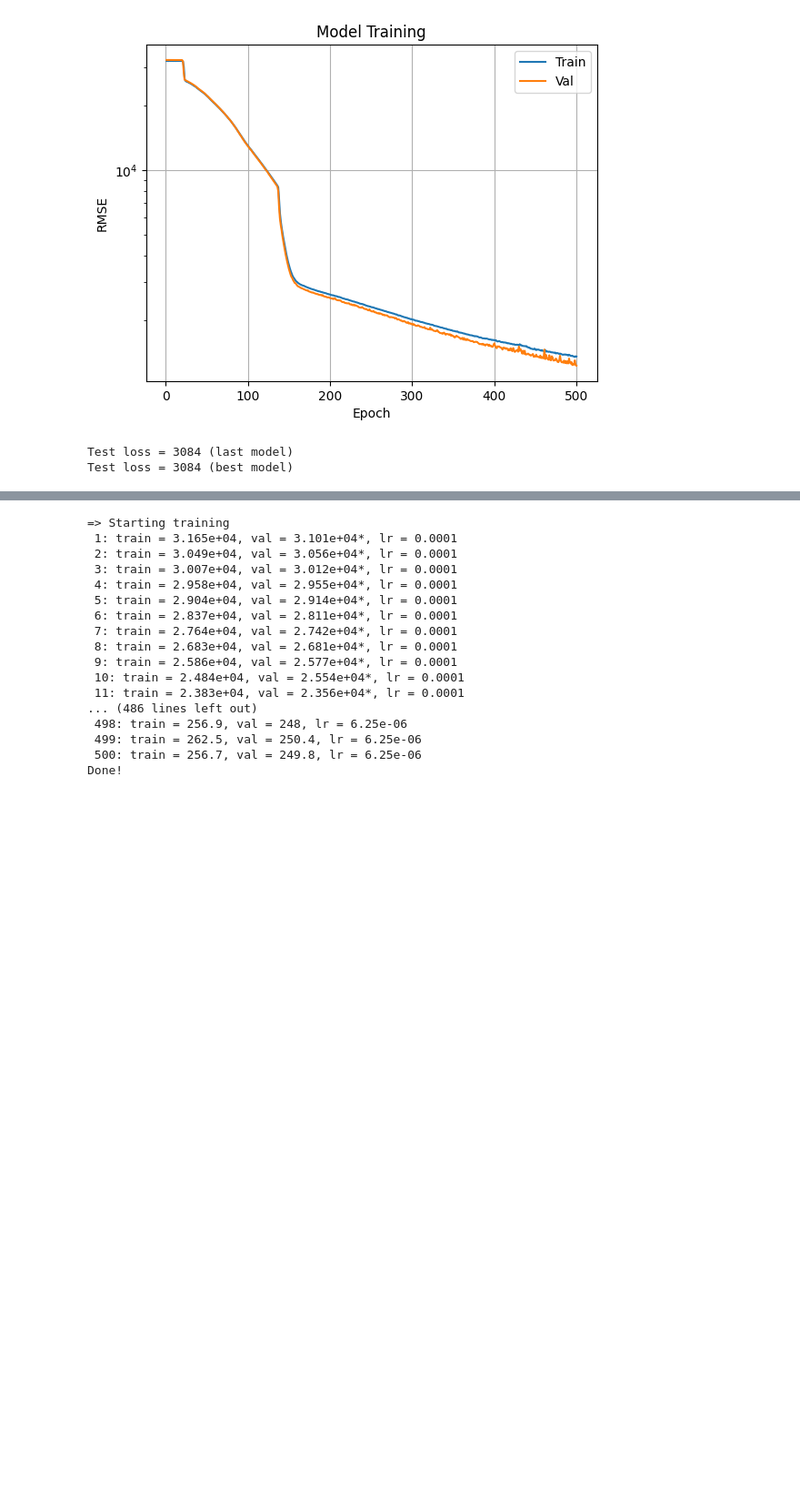
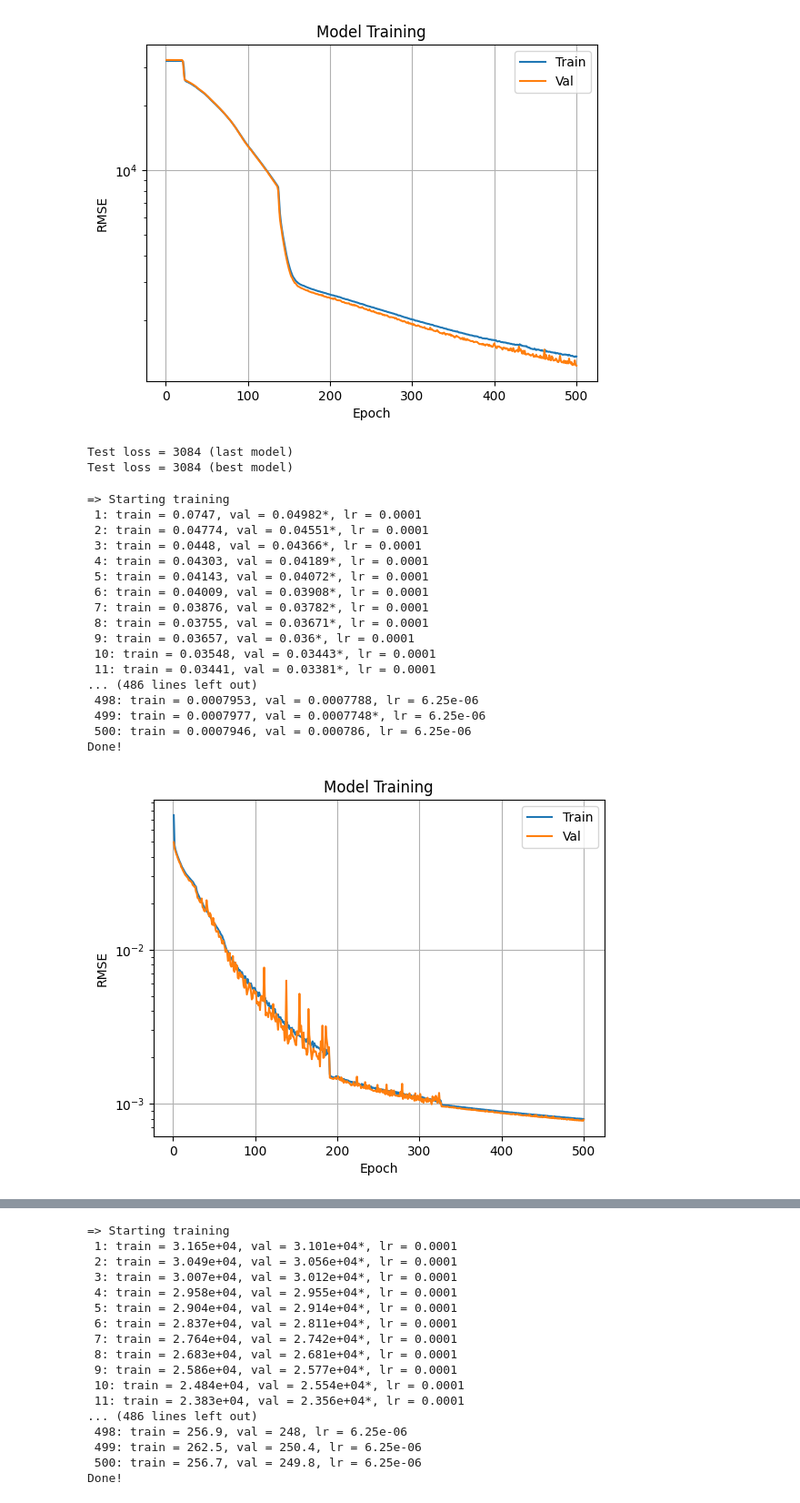
Before and after one commit to TiagoCAAmorim/SimModels, a Jupyter notebook: graph_nn/build_rnn.ipynb, the cells around one changed output, grey strips where cells are left out. Shown: that part at 91% size. Saved outputs shown, nothing was run; the diff lists cells and outputs as text; code cells hidden in the pictures; blank space fills up the shorter version.

Commit message:
Test with normalized outputs

```diff
--- a/graph_nn/build_rnn.ipynb
+++ b/graph_nn/build_rnn.ipynb
@@ -144,7 +146,11 @@ def norm2tensor(tensor):
     AA = AA.reshape(AA.size(0), -1, 5, 5)
     return torch.transpose(AA, 0, 1)
 # %%
-X_train_t_norm = tensor2norm(X_train_t)
-X_val_t_norm = tensor2norm(X_val_t)
-X_test_t_norm = tensor2norm(X_test_t)
+X_train_t_norm = tensor2norm(X_train_t, max_values)
+X_val_t_norm = tensor2norm(X_val_t, max_values)
+X_test_t_norm = tensor2norm(X_test_t, max_values)
+
+y_train_t_norm = tensor2norm(y_train_t, max_values_y)
+y_val_t_norm = tensor2norm(y_val_t, max_values_y)
+y_test_t_norm = tensor2norm(y_test_t, max_values_y)
 # %%
@@ -179,9 +185,9 @@ class CustomDataset(Dataset):
         )
         return sample
 # %%
-data_train = CustomDataset(X_train_t_norm, y_train_t)
-data_val = CustomDataset(X_val_t_norm, y_val_t)
-data_test = CustomDataset(X_test_t_norm, y_test_t)
+data_train = CustomDataset(X_train_t_norm, y_train_t_norm)
+data_val = CustomDataset(X_val_t_norm, y_val_t_norm)
+data_test = CustomDataset(X_test_t_norm, y_test_t_norm)
 # %%
 batch_size = 16
 dataloader_train = DataLoader(data_train, batch_size=batch_size, shuffle=True)
@@ -441,3 +447,50 @@ Done!
 [figure]
 Test loss = 3084 (last model)
 Test loss = 3084 (best model)
+# %%
+model = Network(
+    input_size=9,
+    output_size=7,
+    latent_size=64,
+    max_size=128,
+    recurrences=2)
+loss_fn = nn.MSELoss()
+
+batch_size = 256
+dataloader_train = DataLoader(data_train, batch_size=batch_size, shuffle=True)
+dataloader_val = DataLoader(data_val, batch_size=len(data_val), shuffle=False)
+dataloader_test = DataLoader(data_test, batch_size=batch_size, shuffle=False)
+
+epochs = 500
+optimizer = torch.optim.RMSprop(model.parameters(), lr = 0.0001)
+scheduler = torch.optim.lr_scheduler.ReduceLROnPlateau(optimizer,  mode='min', factor=0.25, patience=10)
+# scheduler = torch.optim.lr_scheduler.ExponentialLR(optimizer, gamma=0.9)
+# scheduler = optim.lr_scheduler.StepLR(optimizer, step_size=10, gamma=0.5)
+
+best_model, (train_loss, val_loss) = train(model, dataloader_train, dataloader_val, epochs, optimizer, loss_fn, scheduler)
+
+plot_losses(train_loss, val_loss)
+
+test_loss = test_loop(dataloader_test, model, loss_fn)
+print(f'Test loss = {test_loss:0.4g} (last model)')
+test_loss = test_loop(dataloader_test, best_model, loss_fn)
+print(f'Test loss = {test_loss:0.4g} (best model)')
+# %% [output]
+=> Starting training
+ 1: train = 0.0747, val = 0.04982*, lr = 0.0001
+ 2: train = 0.04774, val = 0.04551*, lr = 0.0001
+ 3: train = 0.0448, val = 0.04366*, lr = 0.0001
+ 4: train = 0.04303, val = 0.04189*, lr = 0.0001
+ 5: train = 0.04143, val = 0.04072*, lr = 0.0001
+ 6: train = 0.04009, val = 0.03908*, lr = 0.0001
+ 7: train = 0.03876, val = 0.03782*, lr = 0.0001
+ 8: train = 0.03755, val = 0.03671*, lr = 0.0001
+ 9: train = 0.03657, val = 0.036*, lr = 0.0001
+ 10: train = 0.03548, val = 0.03443*, lr = 0.0001
+ 11: train = 0.03441, val = 0.03381*, lr = 0.0001
+... (486 lines left out)
+ 498: train = 0.0007953, val = 0.0007788, lr = 6.25e-06
+ 499: train = 0.0007977, val = 0.0007748*, lr = 6.25e-06
+ 500: train = 0.0007946, val = 0.000786, lr = 6.25e-06
+Done!
+[figure, added]
```
Also changed, not shown: parts of 15 cells of this notebook, 2 other files.
